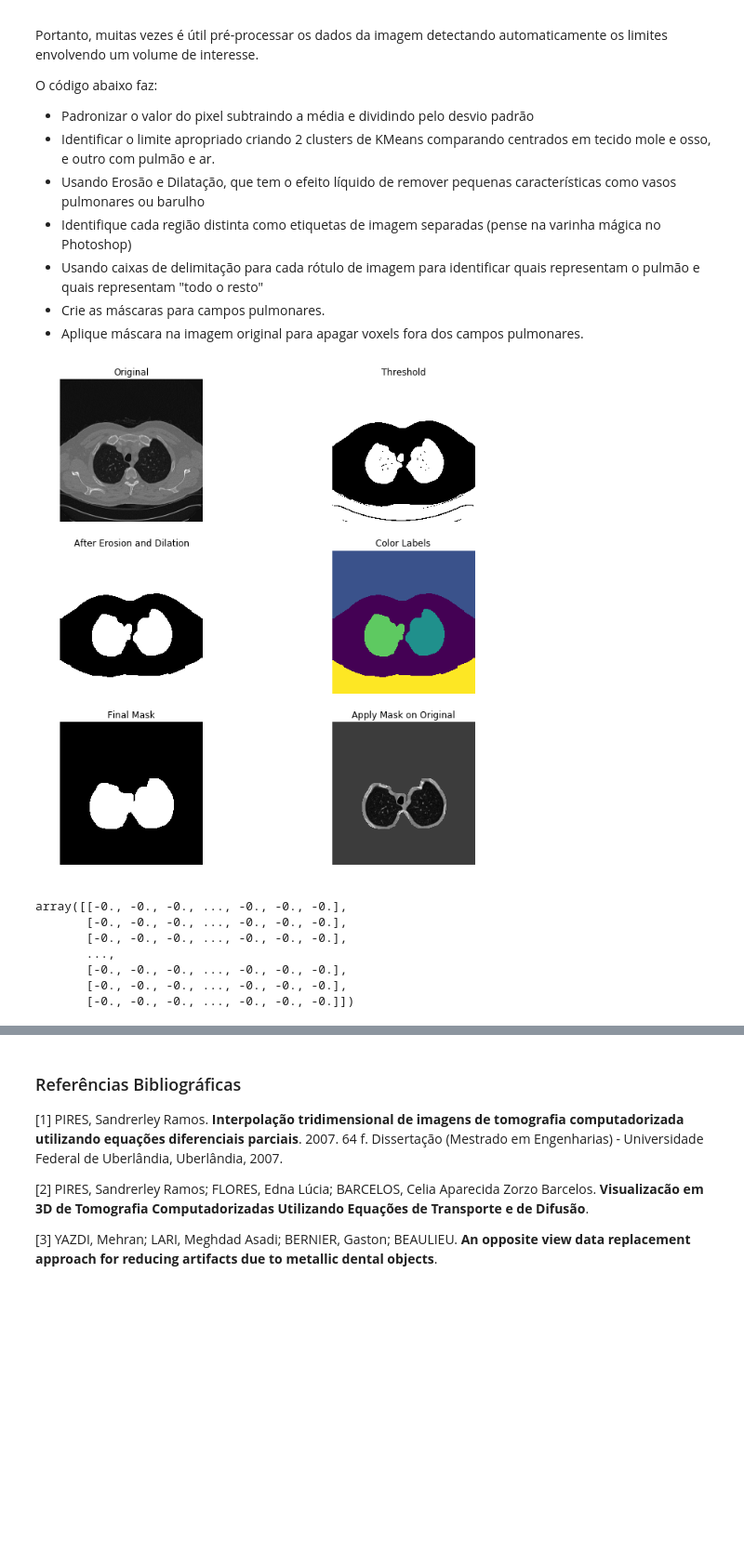
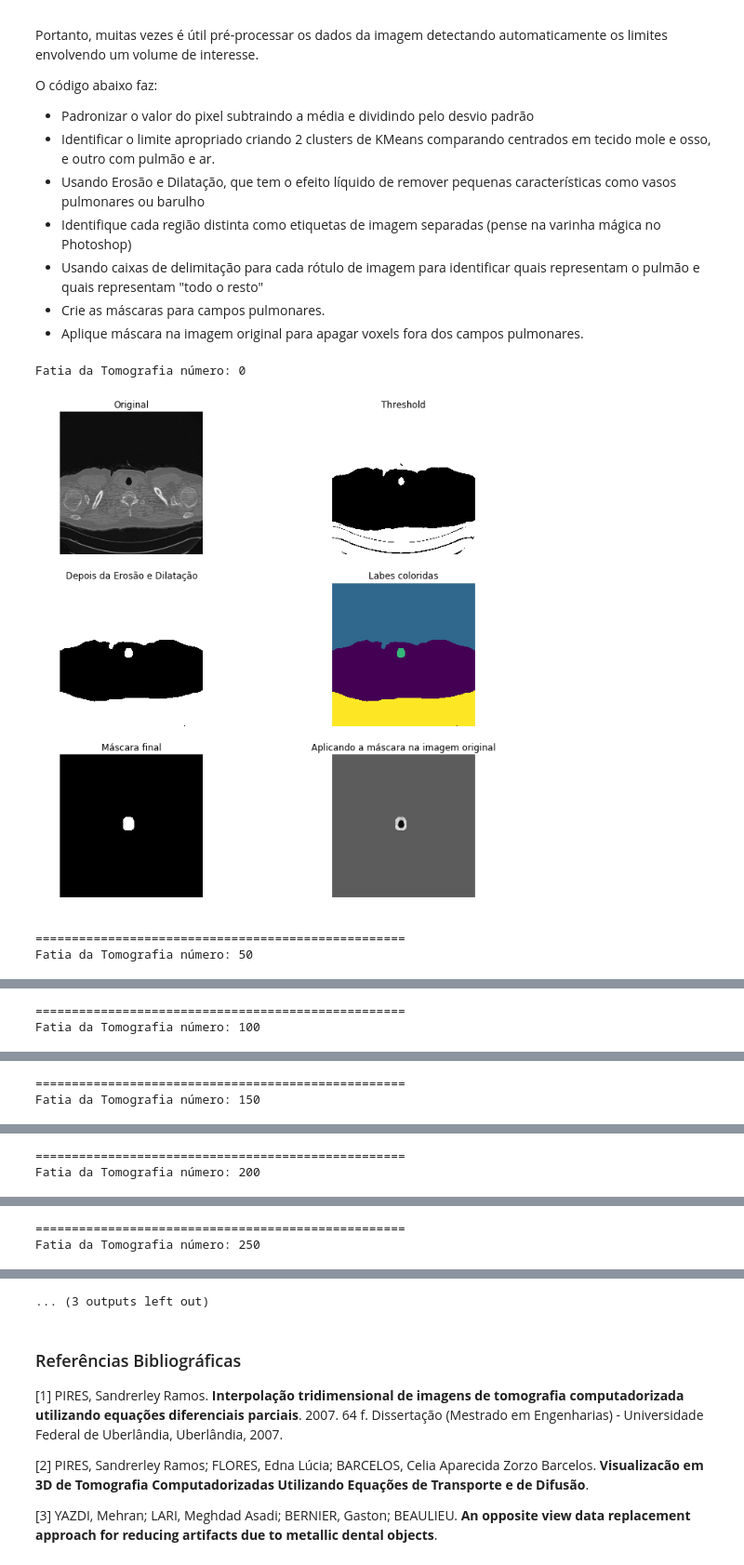
Before and after one commit to danielmarquesvg/aprendizagemDeMaquina, a Jupyter notebook: Projeto de Aprendizagem de Máquina/Projeto de Aprendizagem de Máquina.ipynb, the cells around one changed output, grey strips where cells are left out. Shown at 93% size. Cells and saved outputs as stored; diff of their text form; code cells hidden in the pictures; blank space fills up the shorter version.

```diff
--- a/Projeto de Aprendizagem de Máquina/Projeto de Aprendizagem de Máquina.ipynb
+++ b/Projeto de Aprendizagem de Máquina/Projeto de Aprendizagem de Máquina.ipynb
@@ -76,16 +75,16 @@ from plotly import figure_factory as FF
 from plotly.graph_objs import *
 init_notebook_mode(connected=True)
 # %%
-#Selecionando a pasta do exame médico de tomografia computadorizada do paciente
-data_path = "Kaggle DICOM/sample_images/0ddeb08e9c97227853422bd71a2a695e/"
+# Selecionando a pasta do exame médico de tomografia computadorizada do paciente
+data_path = "Kaggle DICOM/sample_images/0ddeb08e9c97227853422bd71a2a695e"
 
-#Criação de uma pasta para os arquivos de saída (máscaras e imagens processadas)
+# Criação de uma pasta para os arquivos de saída (máscaras e imagens processadas)
 output_path = working_path = "Output/"
 
-#importando todos os arquivos DICOM da pasta de exame médico do paciente
+# Importando todos os arquivos DICOM da pasta de exame médico do paciente
 g = glob(data_path + '/*.dcm')
 
-#printando os 5 primeiros nomes dos arquivos dicom que foram verificados na pasta do paciente
+# Printando os 5 primeiros nomes dos arquivos dicom que foram verificados na pasta do paciente
 print ("Total de %d Imagens DICOM.\n5 primeiros nomes de arquivos:" % len(g))
 print ("\n".join(g[:5]))
 # %% [output]
@@ -152 +151,15 @@ np.save(output_path + "fullimages_%d.npy" % (id), imgs)
+# %%
+# Salvar o id do exame
+posicaoCaractere = (len(data_path)) - 1
+flagDeBarra = False
+idDoExame = ""
+
+while(flagDeBarra == False):
+    if(data_path[posicaoCaractere] != "/"):
+       idDoExame = data_path[posicaoCaractere] + idDoExame
+       posicaoCaractere = posicaoCaractere - 1
+    else:
+       flagDeBarra = True
+
+np.save(output_path + "fullimages_%s.npy" % (idDoExame), imgs)
 # %% [markdown]
@@ -249,8 +261,8 @@ print ("Espaçamento de Pixel (Pixel Spacing) (row, col): (%f, %f) " % (patient[
 Espessura da Fatia (Slice Thickness): 2.000000
 Espaçamento de Pixel (Pixel Spacing) (row, col): (0.765625, 0.765625)
 # %%
-id = 0
-imgs_to_process = np.load(output_path+'fullimages_{}.npy'.format(id))
+imgs_to_process = np.load(output_path+'fullimages_{}.npy'.format(idDoExame))
+
 def resample(image, scan, new_spacing=[1,1,1]):
     # Determinar o espaçamento entre pixels atual
     spacing = map(float, ([scan[0].SliceThickness] + scan[0].PixelSpacing))
@@ -427,15 +442,14 @@ def make_lungmask(img, display=False):
 
         plt.show()
     return mask*img
-# %%
-img = imgs_after_resamp[58]
-make_lungmask(img, display=True)
-# %% [output]
-[figure, removed]
-array([[-0., -0., -0., ..., -0., -0., -0.],
-       [-0., -0., -0., ..., -0., -0., -0.],
-       [-0., -0., -0., ..., -0., -0., -0.],
-       ...,
-       [-0., -0., -0., ..., -0., -0., -0.],
-       [-0., -0., -0., ..., -0., -0., -0.],
-       [-0., -0., -0., ..., -0., -0., -0.]])
+# %%
+for fatiaTomografia in range (0, len(imgs_after_resamp), 50):
+    print("Fatia da Tomografia número: %d" %fatiaTomografia)
+    img = imgs_after_resamp[fatiaTomografia]
+    criarMascaraDoPulmao(img, display=True)
+    print("===================================================")
+# %% [output]
+Fatia da Tomografia número: 0
+[figure, added]
+===================================================
+Fatia da Tomografia número: 50
@@ -441,0 +457,2 @@ array([[-0., -0., -0., ..., -0., -0., -0.],
+===================================================
+Fatia da Tomografia número: 100
@@ -441,0 +460,2 @@ array([[-0., -0., -0., ..., -0., -0., -0.],
+===================================================
+Fatia da Tomografia número: 150
@@ -441,0 +463,2 @@ array([[-0., -0., -0., ..., -0., -0., -0.],
+===================================================
+Fatia da Tomografia número: 200
@@ -441,0 +466,2 @@ array([[-0., -0., -0., ..., -0., -0., -0.],
+===================================================
+Fatia da Tomografia número: 250
@@ -442,3 +469,4 @@ array([[-0., -0., -0., ..., -0., -0., -0.],
+... (3 outputs left out)
 # %% [markdown]
 ### Referências Bibliográficas
 
```
Also changed, not shown: parts of 10 cells of this notebook, 1 other file.
